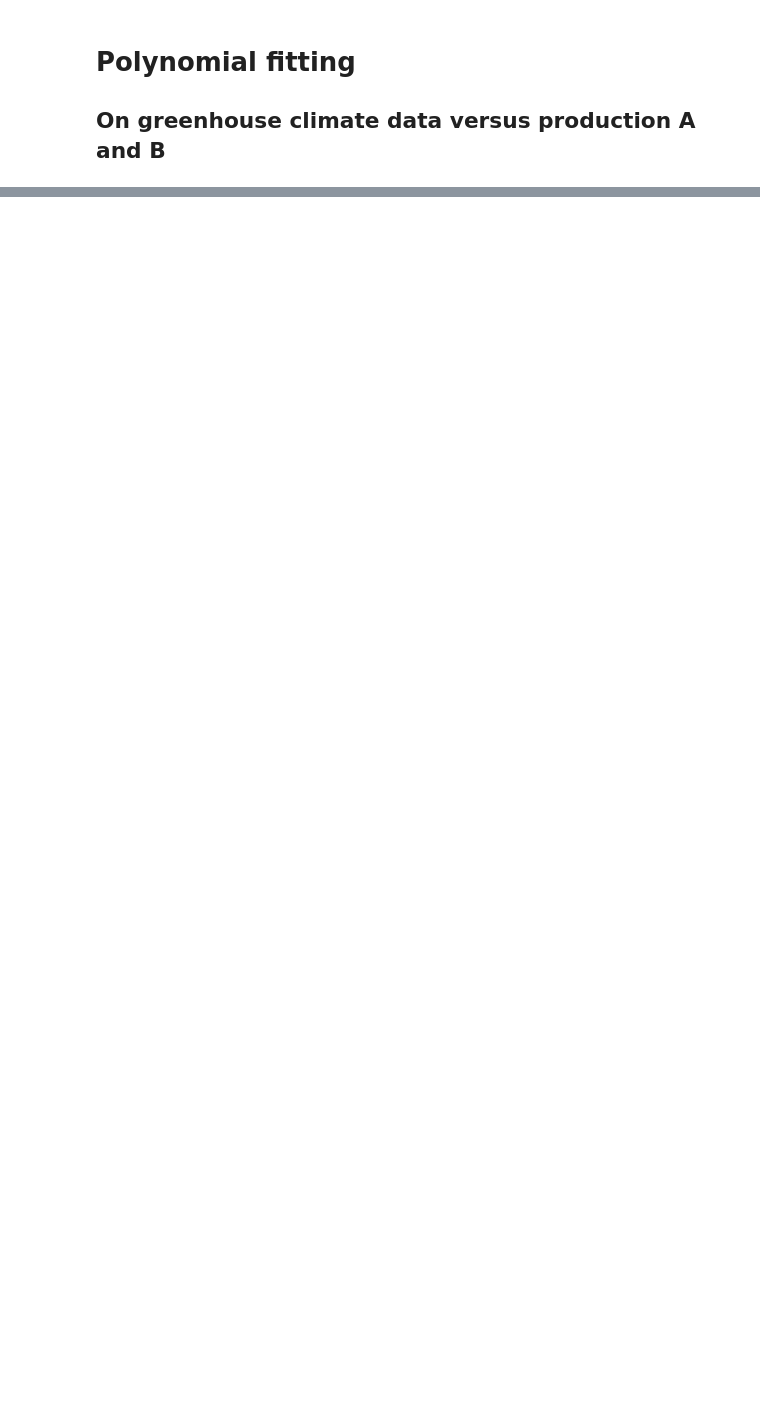
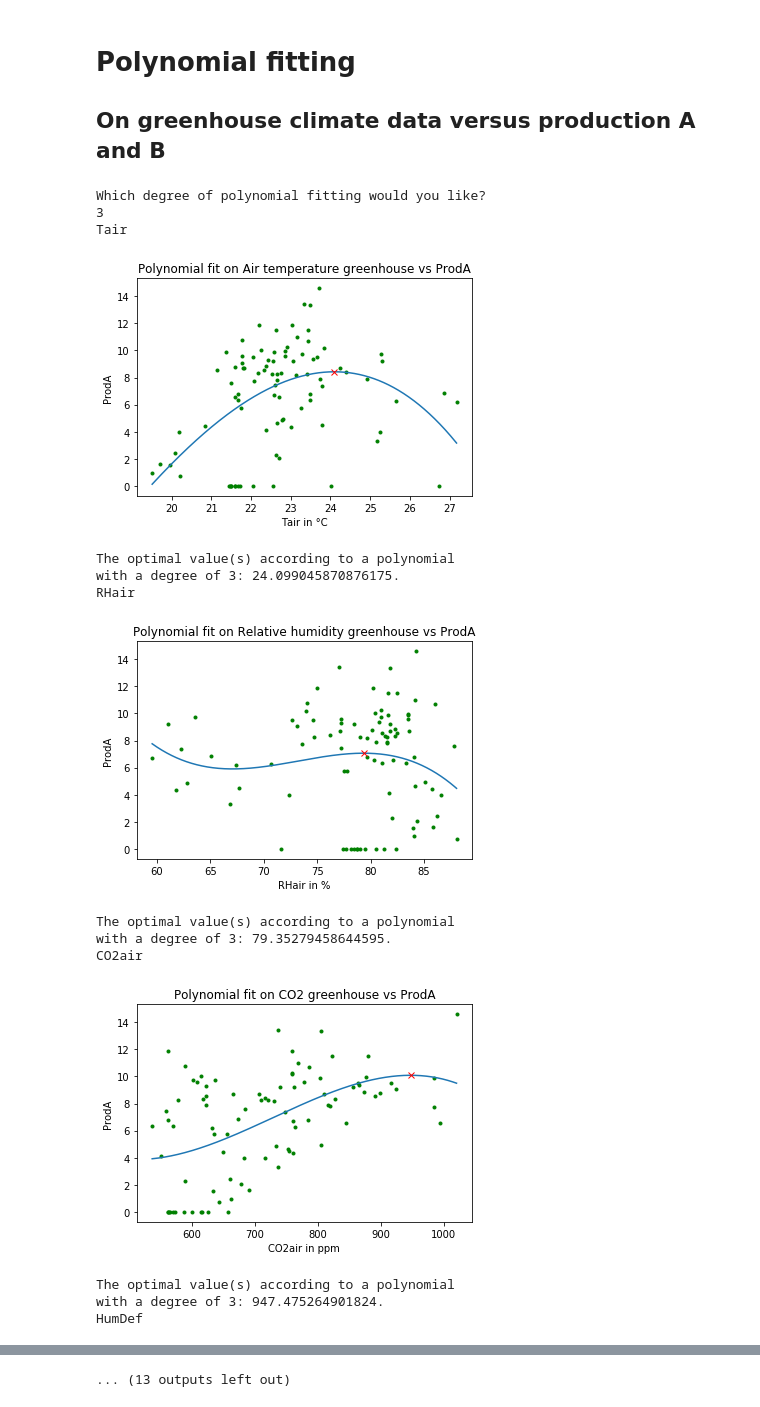
Before and after one commit to readmees/erudite2020, a Jupyter notebook: Polynomial Regression and Random Forest/polynomial_fit.ipynb, the cells around one changed output, grey strips where cells are left out. Drawn from its saved outputs; the diff is of its cells as text; code cells hidden in the pictures; blank space fills up the shorter version.

```diff
--- a/Polynomial Regression and Random Forest/polynomial_fit.ipynb
+++ b/Polynomial Regression and Random Forest/polynomial_fit.ipynb
@@ -174,35 +171,51 @@ def plot_polynome(x,y, degree, x_name, y_name):
     plt.ylabel(y_name)
     plt.title(f'Polynomial fit on {features_ghclim[x_name][0]} vs {y_name}')
     plt.show()
     print(f'The optimal value(s) according to a polynomial\nwith a degree of {degree}:', end=" ")
     peaks_str = ""
     for val in x_polynome[peaks]:
         peaks_str += f'{val}, '
     print(peaks_str[:-2]+'.')
 
 # Ask for input.
 degree = 0
 while not 2<=degree<=20:
     try:
         degree = int(input('Which degree of polynomial fitting would you like?\n'))
         if not 2<=degree<=20:
             print('Please chose an integer (a high degree polynomial may overfit)')
     except ValueError:
         print('Please chose an integer (a high degree polynomial may overfit)')
 if run == 'Yes':
-    for y_name in ['prodA', 'prodB']:
-        for x_name in ['CO2air', 'HumDef', 'Tair']:
-            x, y = weekly_data[x_name], weekly_data[y_name]
-            plot_polynome(x,y, degree, x_name, y_name)
+    for y_name in ['ProdA_num', 'ProdA_num']:
+        for key in features_ghclim:
+            x, y = weekly_data[key], weekly_data[y_name]
+            plot_polynome(x,y, degree, key, y_name[:5])
 else:
     # Take the average of the ghclim features and the eventual production value of every team.
     plot_data = dict()
     for category in ['ProdA_cum', 'ProdB_cum']:
         for key in features_ghclim:
             feature_point, prod = [], []
             for dataset in datasets:
                 feature_point.append(data[dataset]['GHClim'][key].mean())
                 prod_df = data[dataset]['prod'][category]
                 prod.append(prod_df[prod_df.index[-1]])
             x, y = feature_point, prod
-            plot_polynome(x,y, degree, key, category)
+            plot_polynome(x,y, degree, key, category[:5])
+# %% [output]
+Which degree of polynomial fitting would you like?
+3
+Tair
+[figure, added]
+The optimal value(s) according to a polynomial
+with a degree of 3: 24.099045870876175.
+RHair
+[figure, added]
+The optimal value(s) according to a polynomial
+with a degree of 3: 79.35279458644595.
+CO2air
+[figure, added]
+The optimal value(s) according to a polynomial
+with a degree of 3: 947.475264901824.
+HumDef
@@ -209,3 +231,4 @@ else:
+... (13 outputs left out)
 # %% [markdown]
 # Results
 *More results can be found in the [README.md](https://github.com/readmees/erudite2020/blob/master/README.md) and on the webpage mentioned in the start of this file: [readmees.github.io/polynomial_fit.html](https://readmees.github.io/polynomial_fit.html).*
```
Also changed, not shown: parts of 4 cells of this notebook, 2 other files.
